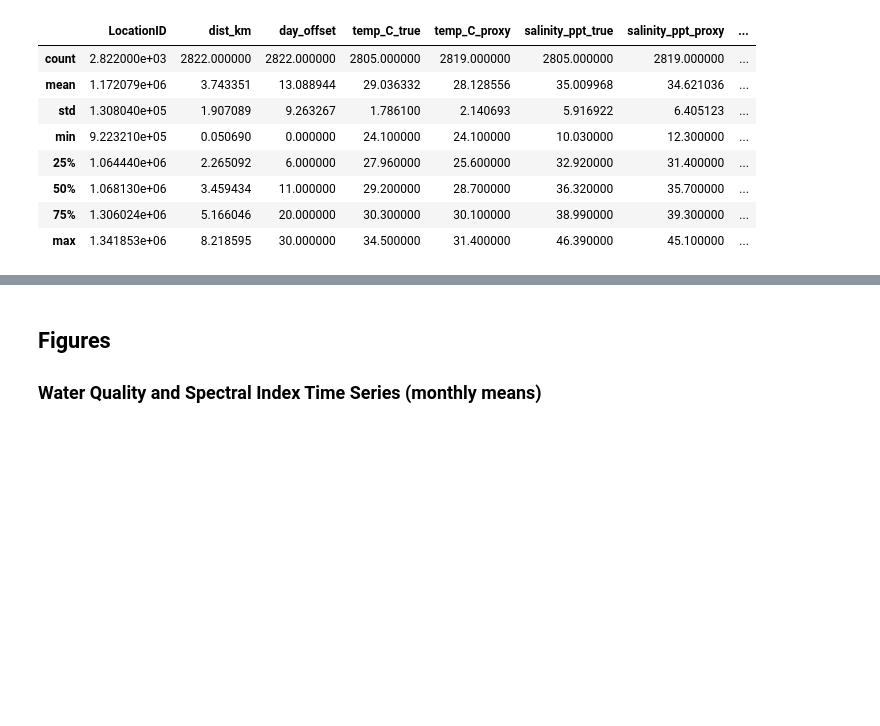
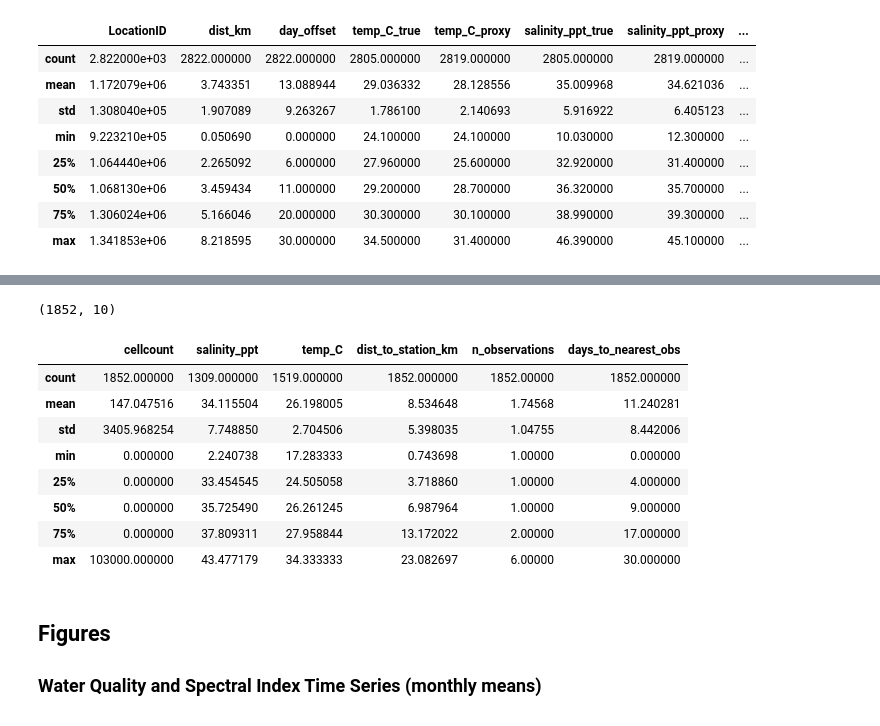
Before and after one commit to ianraymondsmith/seagrass-shap-model, a Jupyter notebook: outputs/consolidated_export/data_overview.ipynb, the cells around one changed output, grey strips where cells are left out. Saved outputs shown, nothing was run; the diff lists cells and outputs as text; code cells hidden in the pictures; blank space fills up the shorter version.

```diff
--- a/outputs/consolidated_export/data_overview.ipynb
+++ b/outputs/consolidated_export/data_overview.ipynb
@@ -244,0 +283,3 @@ df.describe()
+# %%
+df = pd.read_csv('08_hab_resampled_5day.csv')
+df.head()
@@ -245,3 +293,19 @@ df.describe()
+# %%
+df.shape
+# %% [output]
+(1852, 10)
+# %%
+df.describe()
+# %% [output]
+|  | cellcount | salinity_ppt | temp_C | dist_to_station_km | n_observations | days_to_nearest_obs |
+| count | 1852.000000 | 1309.000000 | 1519.000000 | 1852.000000 | 1852.00000 | 1852.000000 |
+| mean | 147.047516 | 34.115504 | 26.198005 | 8.534648 | 1.74568 | 11.240281 |
+| std | 3405.968254 | 7.748850 | 2.704506 | 5.398035 | 1.04755 | 8.442006 |
+| min | 0.000000 | 2.240738 | 17.283333 | 0.743698 | 1.00000 | 0.000000 |
+| 25% | 0.000000 | 33.454545 | 24.505058 | 3.718860 | 1.00000 | 4.000000 |
+| 50% | 0.000000 | 35.725490 | 26.261245 | 6.987964 | 1.00000 | 9.000000 |
+| 75% | 0.000000 | 37.809311 | 27.958844 | 13.172022 | 2.00000 | 17.000000 |
+| max | 103000.000000 | 43.477179 | 34.333333 | 23.082697 | 6.00000 | 30.000000 |
 # %% [markdown]
 ## Figures
 
```
Also changed, not shown: parts of 6 cells of this notebook, 4 other files.
